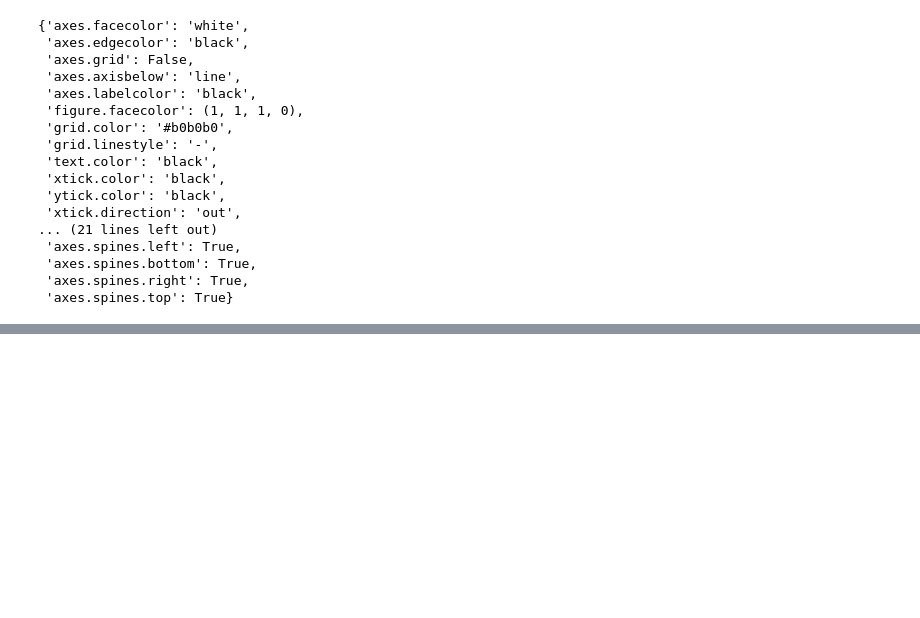
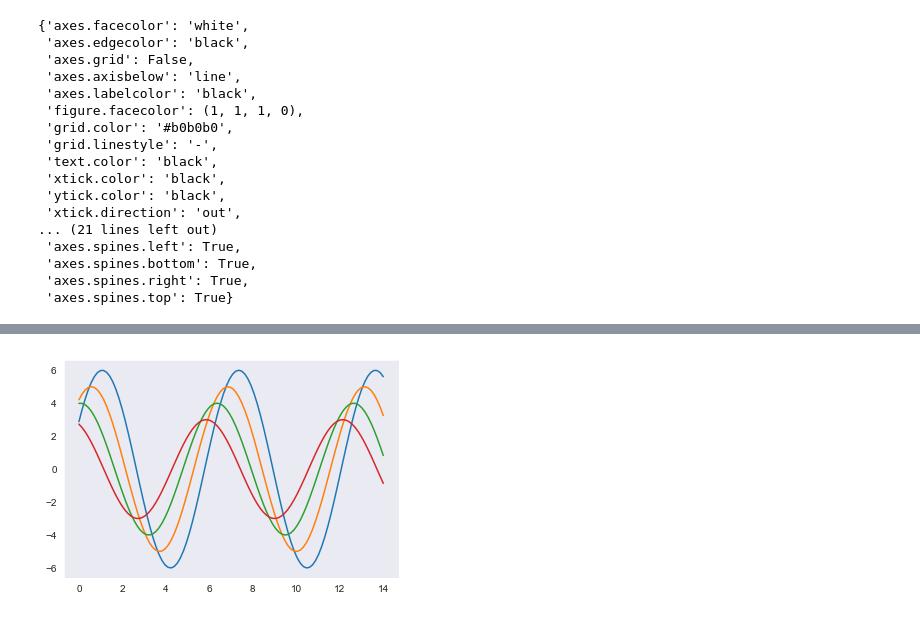
Before and after one commit to GAlekhya123/Python-FDP, a Jupyter notebook: seaborn.ipynb, the cells around one changed output, grey strips where cells are left out. Saved outputs shown, nothing was run; the diff lists cells and outputs as text; code cells hidden in the pictures; blank space fills up the shorter version.

```diff
--- a/seaborn.ipynb
+++ b/seaborn.ipynb
@@ -343,0 +202,8 @@ ax = sns.barplot(x="day", y="tip", data=tips, capsize=.2)
+# %%
+x = np.linspace(0,14,100)
+for i in range(1,5):
+    plt.plot(x,np.sin(x+i*0.5)*(7-i))
+sns.set_style("ticks")
+plt.show()
+# %% [output]
+[figure, added]
```
Also changed, not shown: parts of 105 cells of this notebook.
